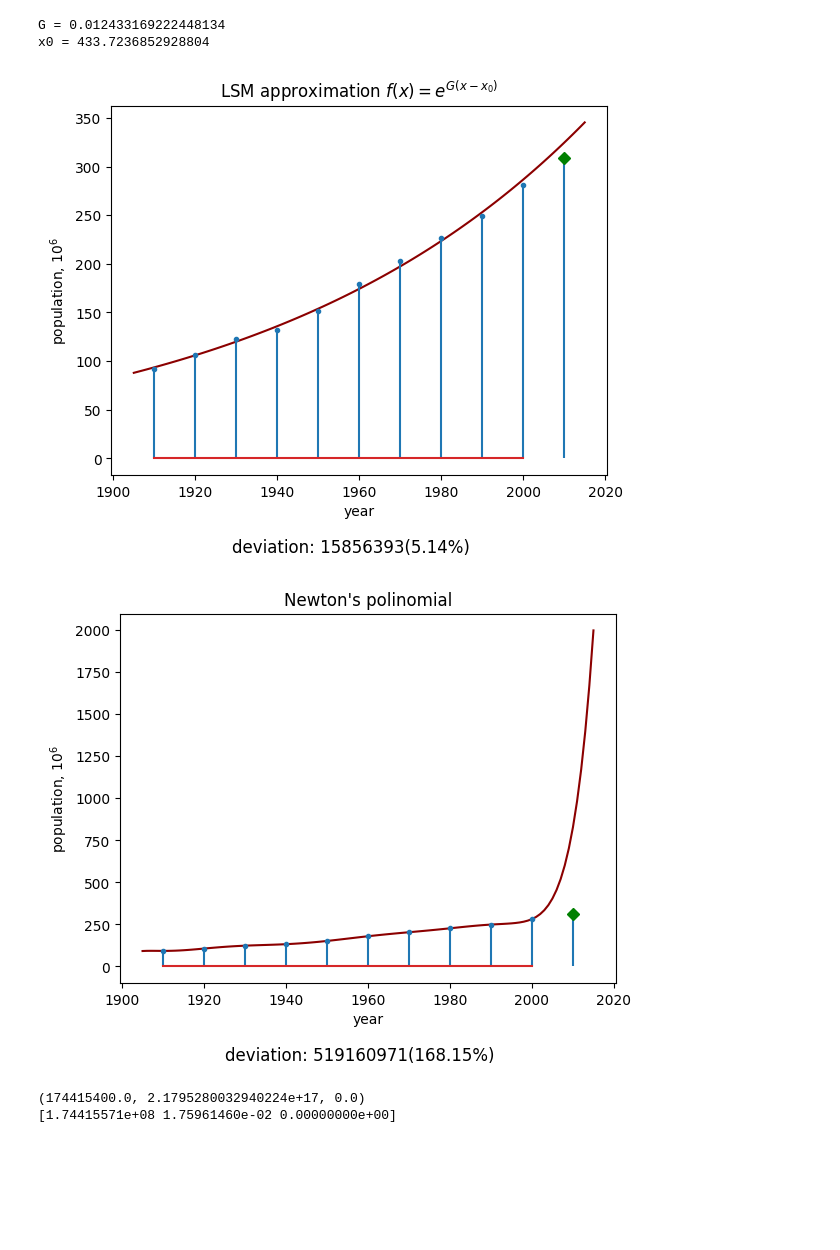
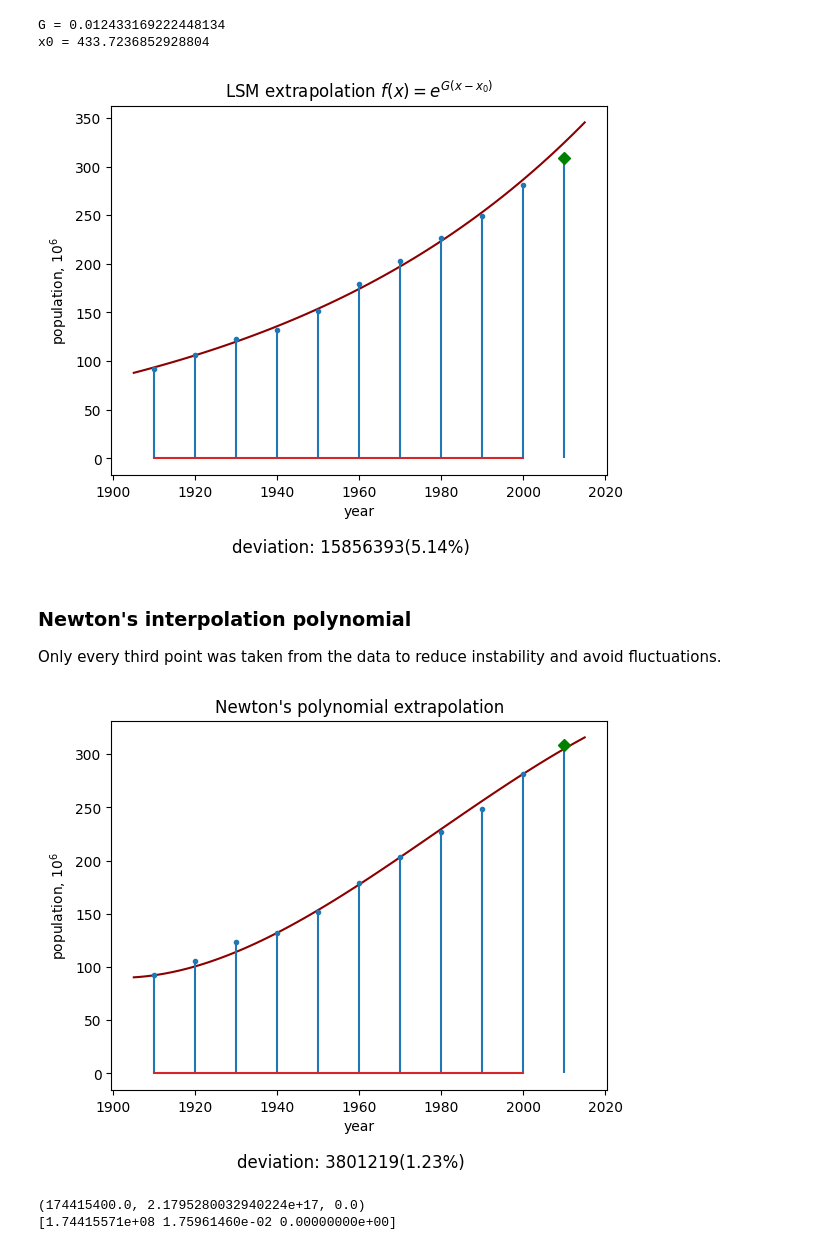
Before and after one commit to VoyakaGOD/computational-mathematics, a Jupyter notebook: extrapolation.ipynb, the cells around one changed output. Drawn from its saved outputs; the diff is of its cells as text; code cells hidden in the pictures; blank space fills up the shorter version.

Commit message:
lab 4: Newton's polynomial

```diff
--- a/extrapolation.ipynb
+++ b/extrapolation.ipynb
@@ -70,43 +70,41 @@ def get_exponential_LSM_function(xs : list[float], ys : list[float]) -> Exponent
 model = get_exponential_LSM_function(years, population)
 print("G =", model.G)
 print("x0 =", model.x0)
-extrapolate("LSM approximation $f(x) = e^{G(x-x_0)}$", model, years, population, future_year, future_population)
+extrapolate("LSM extrapolation $f(x) = e^{G(x-x_0)}$", model, years, population, future_year, future_population)
 # %% [output]
 G = 0.012433169222448134
 x0 = 433.7236852928804
-[figure, old version]
+[figure, new version]
+# %% [markdown]
+### Newton's interpolation polynomial
+
+Only every third point was taken from the data to reduce instability and avoid fluctuations.
 # %%
 def get_divided_differences(xs, ys):
     n = len(xs)
     table = [[0] * n for _ in range(n)]
     for i in range(n):
         table[i][0] = ys[i]
     for j in range(1, n):
         for i in range(n - j):
             table[i][j] = (table[i+1][j-1] - table[i][j-1]) / (xs[i+j] - xs[i])
     return table
 
-def calc_Newtons_Polynomial(xs, coefs, x):
+def calculate_Newtons_Polynomial(xs, coefs, x):
     result = 0
     for n in range(1, len(coefs)):
         result = (result + coefs[-n]) * (x - xs[-n - 1])
     return coefs[0] + result
 
 def get_Newtons_Polynomial(xs, ys):
     check_args(xs, ys)
     div_diffs = get_divided_differences(xs, ys)
-    return lambda x: calc_Newtons_Polynomial(xs, div_diffs[0], x)
+    return lambda x: calculate_Newtons_Polynomial(xs, div_diffs[0], x)
 
-def get_N3(xs, ys):
-    a = ys[0]
-    b = (ys[1] - ys[0]) / (xs[1] - xs[0])
-    c = ((ys[2] - ys[1]) / (xs[2] - xs[1]) - b) / (years[2] - years[0])
-    return lambda x: a + b*(x - xs[0]) + c*(x - xs[0])*(x - xs[1])
-
-approx = get_Newtons_Polynomial(years, population)
-extrapolate("Newton's polinomial", approx, years, population, future_year, future_population)
+model = get_Newtons_Polynomial(years[::3], population[::3])
+extrapolate("Newton's polynomial extrapolation", model, years, population, future_year, future_population)
 # %% [output]
-[figure, old version]
+[figure, new version]
 # %%
 def get_gradient(f, xs, eps = 0.001):
     xs = [x for x in xs]
```
Also changed, not shown: parts of 2 cells of this notebook.
